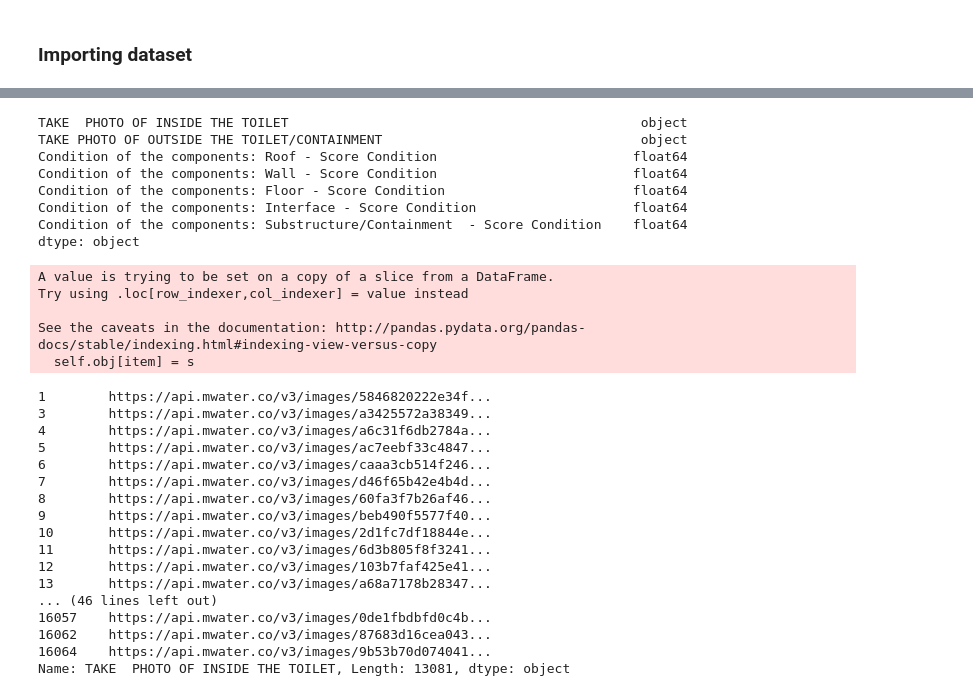
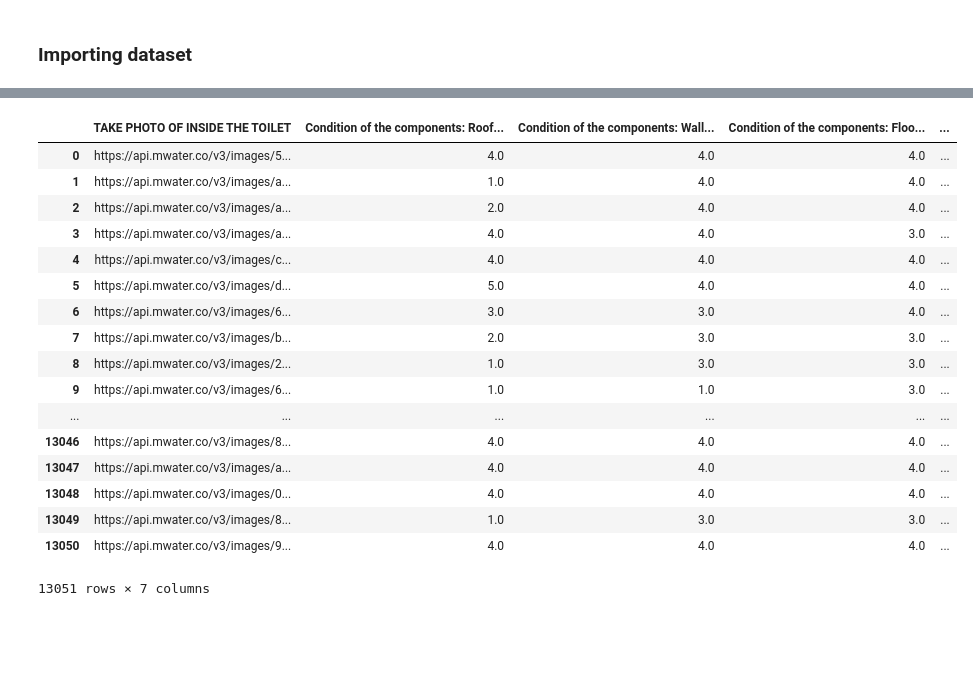
Before and after one commit to loumishima/Kanyama-Data-Exploration, a Jupyter notebook: Kanyama - Pandas.ipynb, the cells around one changed output, grey strips where cells are left out. Saved outputs shown, nothing was run; the diff lists cells and outputs as text; code cells hidden in the pictures; blank space fills up the shorter version.

```diff
--- a/Kanyama - Pandas.ipynb
+++ b/Kanyama - Pandas.ipynb
@@ -22,7 +13,9 @@ dados.head()
 # %%
 condition_column = [col for col in dados if col.startswith('Condit')]
-photo_column = [photo for photo in dados if photo == "TAKE  PHOTO OF INSIDE THE TOILET" or photo == "TAKE PHOTO OF OUTSIDE THE TOILET/CONTAINMENT "]
-dados = pd.concat((dados[photo_column], dados[condition_column]), axis = 1)
-dados = dados.iloc[:,0:7].copy()
-dados
+condition_column = condition_column[0:5]
+photo_column = [photo for photo in dados if photo == "TAKE  PHOTO OF INSIDE THE TOILET"]
+rate = [col for col in dados if col.startswith('4.117')]
+dados = pd.concat((dados[photo_column], dados[condition_column], dados[rate]), axis = 1)
+
+dados.columns
 # %% [output]
@@ -47,15 +30,25 @@ dados
 # %%
 dados = dados.dropna(how = 'any')
-dados.dtypes
+dados.reset_index(inplace = True,drop = True)
 # %% [output]
+|  | TAKE PHOTO OF INSIDE THE TOILET | Condition of the components: Roof... | Condition of the components: Wall... | Condition of the components: Floo... | ... |
+| 0 | https://api.mwater.co/v3/images/5... | 4.0 | 4.0 | 4.0 | ... |
+| 1 | https://api.mwater.co/v3/images/a... | 1.0 | 4.0 | 4.0 | ... |
+| 2 | https://api.mwater.co/v3/images/a... | 2.0 | 4.0 | 4.0 | ... |
+| 3 | https://api.mwater.co/v3/images/a... | 4.0 | 4.0 | 3.0 | ... |
+| 4 | https://api.mwater.co/v3/images/c... | 4.0 | 4.0 | 4.0 | ... |
+| 5 | https://api.mwater.co/v3/images/d... | 5.0 | 4.0 | 4.0 | ... |
+| 6 | https://api.mwater.co/v3/images/6... | 3.0 | 3.0 | 4.0 | ... |
+| 7 | https://api.mwater.co/v3/images/b... | 2.0 | 3.0 | 3.0 | ... |
+| 8 | https://api.mwater.co/v3/images/2... | 1.0 | 3.0 | 3.0 | ... |
+| 9 | https://api.mwater.co/v3/images/6... | 1.0 | 1.0 | 3.0 | ... |
+| ... | ... | ... | ... | ... | ... |
+| 13046 | https://api.mwater.co/v3/images/8... | 4.0 | 4.0 | 4.0 | ... |
+| 13047 | https://api.mwater.co/v3/images/a... | 4.0 | 4.0 | 4.0 | ... |
+| 13048 | https://api.mwater.co/v3/images/0... | 4.0 | 4.0 | 4.0 | ... |
+| 13049 | https://api.mwater.co/v3/images/8... | 1.0 | 3.0 | 3.0 | ... |
+| 13050 | https://api.mwater.co/v3/images/9... | 4.0 | 4.0 | 4.0 | ... |
-TAKE  PHOTO OF INSIDE THE TOILET                                             object
-TAKE PHOTO OF OUTSIDE THE TOILET/CONTAINMENT                                 object
-Condition of the components: Roof - Score Condition                         float64
-Condition of the components: Wall - Score Condition                         float64
-Condition of the components: Floor - Score Condition                        float64
-Condition of the components: Interface - Score Condition                    float64
-Condition of the components: Substructure/Containment  - Score Condition    float64
-dtype: object
+13051 rows × 7 columns
 # %%
 def removeSecondLinks(urls):
     final = []
@@ -66,32 +59,6 @@ def removeSecondLinks(urls):
     return final
 # %%
 dados.loc[:,'TAKE \xa0PHOTO OF INSIDE THE TOILET'] = removeSecondLinks(dados.loc[:,'TAKE \xa0PHOTO OF INSIDE THE TOILET'])
-# %% [output]
-A value is trying to be set on a copy of a slice from a DataFrame.
-Try using .loc[row_indexer,col_indexer] = value instead
-
-See the caveats in the documentation: http://pandas.pydata.org/pandas-docs/stable/indexing.html#indexing-view-versus-copy
-  self.obj[item] = s
-# %%
-dados['TAKE \xa0PHOTO OF INSIDE THE TOILET']
-# %% [output]
-1        https://api.mwater.co/v3/images/5846820222e34f...
-3        https://api.mwater.co/v3/images/a3425572a38349...
-4        https://api.mwater.co/v3/images/a6c31f6db2784a...
-5        https://api.mwater.co/v3/images/ac7eebf33c4847...
-6        https://api.mwater.co/v3/images/caaa3cb514f246...
-7        https://api.mwater.co/v3/images/d46f65b42e4b4d...
-8        https://api.mwater.co/v3/images/60fa3f7b26af46...
-9        https://api.mwater.co/v3/images/beb490f5577f40...
-10       https://api.mwater.co/v3/images/2d1fc7df18844e...
-11       https://api.mwater.co/v3/images/6d3b805f8f3241...
-12       https://api.mwater.co/v3/images/103b7faf425e41...
-13       https://api.mwater.co/v3/images/a68a7178b28347...
-... (46 lines left out)
-16057    https://api.mwater.co/v3/images/0de1fbdbfd0c4b...
-16062    https://api.mwater.co/v3/images/87683d16cea043...
-16064    https://api.mwater.co/v3/images/9b53b70d074041...
-Name: TAKE  PHOTO OF INSIDE THE TOILET, Length: 13081, dtype: object
 # %%
 def url_to_img(urls):
     result = []
```
Also changed, not shown: parts of 13 cells of this notebook, 17 other files.
